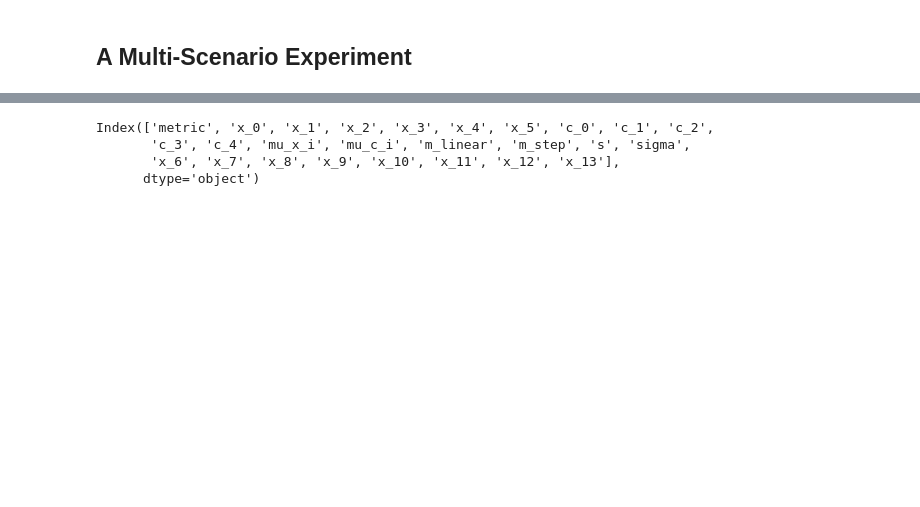
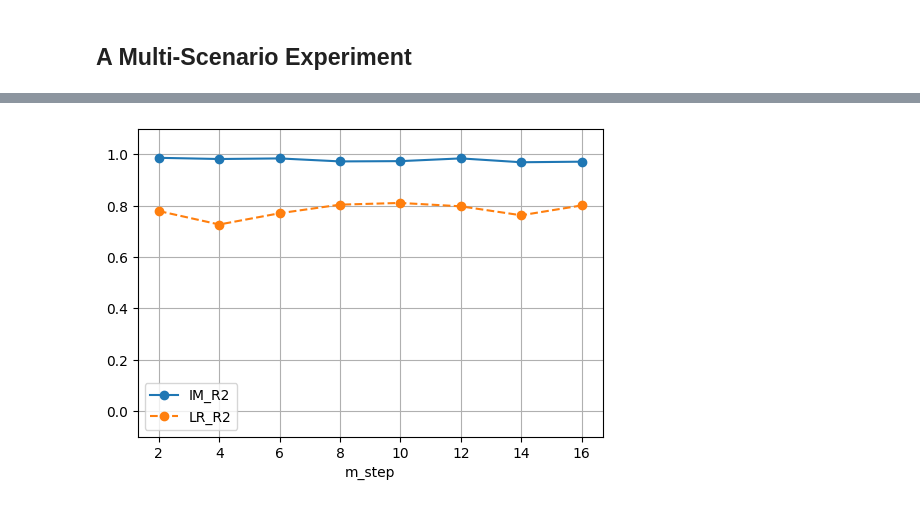
Before and after one commit to vengroff/impactstudy, a Jupyter notebook: Experiment 4.ipynb, the cells around one changed output, grey strips where cells are left out. Cells and saved outputs as stored; diff of their text form; code cells hidden in the pictures; blank space fills up the shorter version.

```diff
--- a/Experiment 4.ipynb
+++ b/Experiment 4.ipynb
@@ -100,7 +109,12 @@ ax.grid()
-# %%
-df_model_errors.columns
-# %% [output]
-Index(['metric', 'x_0', 'x_1', 'x_2', 'x_3', 'x_4', 'x_5', 'c_0', 'c_1', 'c_2',
-       'c_3', 'c_4', 'mu_x_i', 'mu_c_i', 'm_linear', 'm_step', 's', 'sigma',
-       'x_6', 'x_7', 'x_8', 'x_9', 'x_10', 'x_11', 'x_12', 'x_13'],
-      dtype='object')
+# %%
+df_r2 = df_model_errors[df_model_errors["metric"] == "RMSE"][
+    ["m_step", "IM_R2", "LR_R2"]
+]
+
+ax = df_r2.plot("m_step", "IM_R2", marker="o", figsize=(6, 4))
+ax = df_r2.plot("m_step", "LR_R2", linestyle="dashed", marker="o", ax=ax)
+
+ax.set_ylim(-0.1, 1.1)
+ax.grid()
+# %% [output]
+[figure, added]
```
Also changed, not shown: parts of 4 cells of this notebook, 4 other files.
